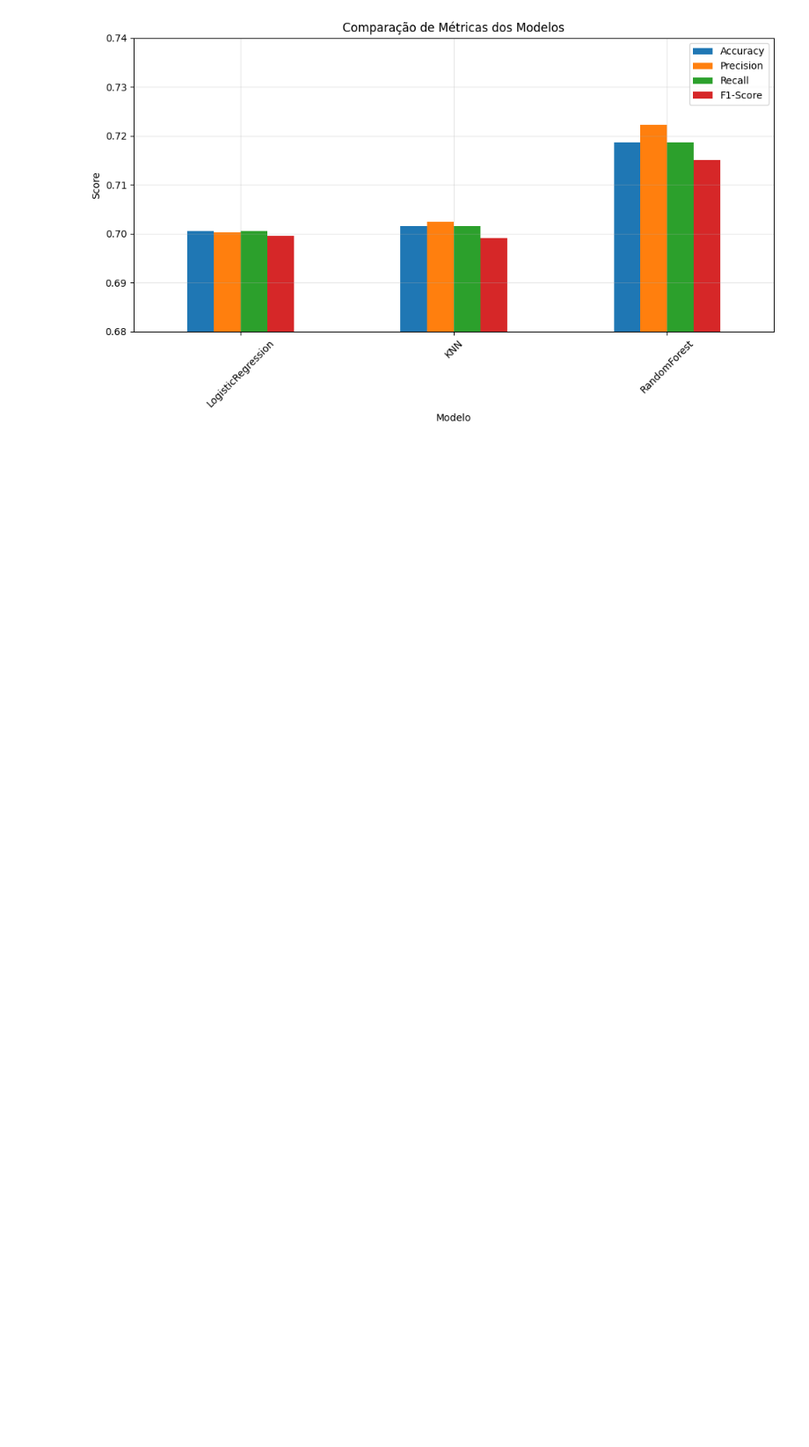
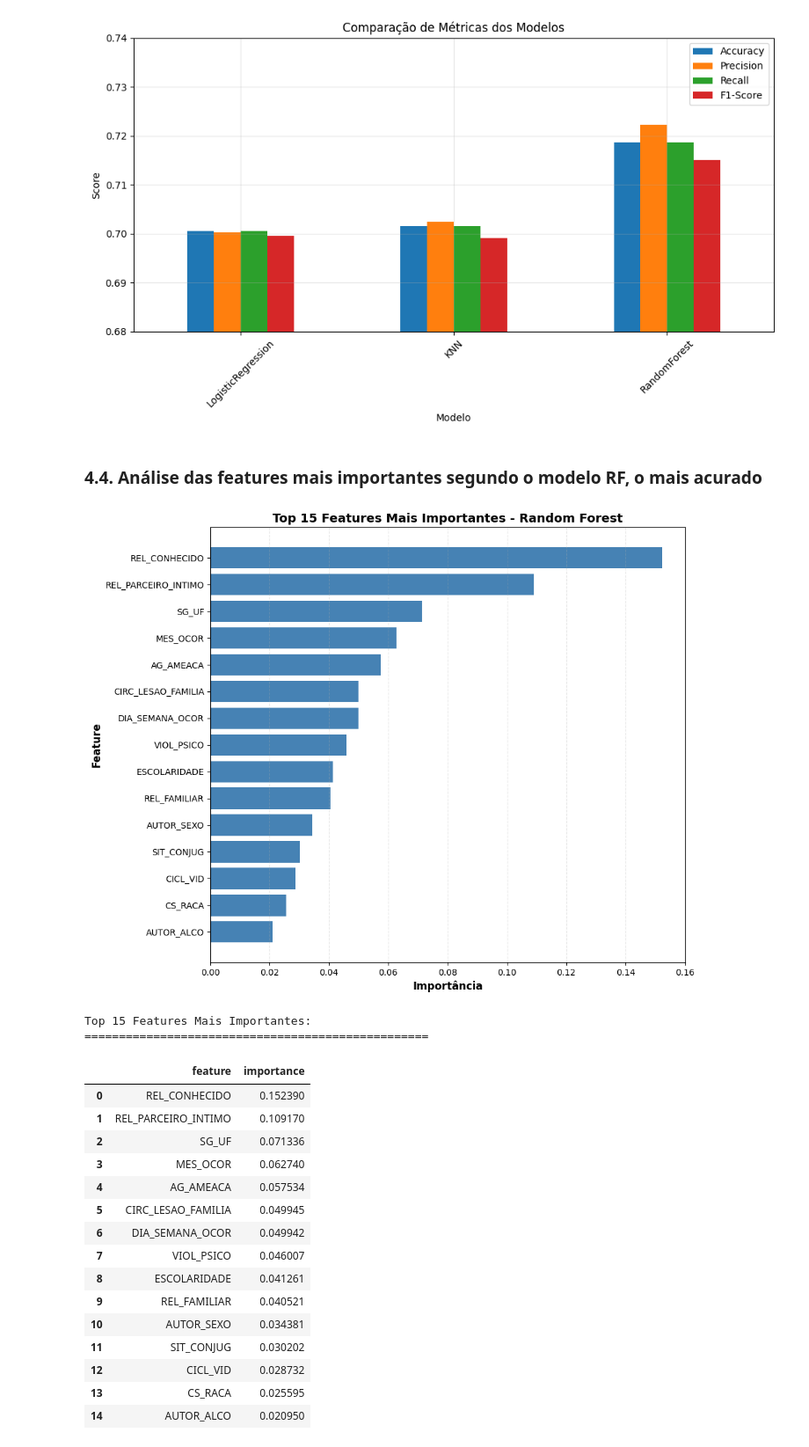
Before and after one commit to fiap-ssp-2025/tech-challenge-2, a Jupyter notebook: src/notebooks/04_model_comparison.ipynb, the cells around one changed output. Shown at 88% size. Saved outputs shown, nothing was run; the diff lists cells and outputs as text; code cells hidden in the pictures; blank space fills up the shorter version.

```diff
--- a/src/notebooks/04_model_comparison.ipynb
+++ b/src/notebooks/04_model_comparison.ipynb
@@ -246,3 +245,54 @@ plt.tight_layout()
 plt.show()
 # %% [output]
 [figure]
+# %% [markdown]
+### 4.4. Análise das features mais importantes segundo o modelo RF, o mais acurado
+# %%
+# Top 15 Features Mais Importantes do Random Forest
+rf_model = models['RandomForest']
+
+# Obter importância das features
+feature_importance = pd.DataFrame({
+    'feature': X_encoded.columns,
+    'importance': rf_model.feature_importances_
+}).sort_values('importance', ascending=False)
+
+# Selecionar top 15
+top_15_features = feature_importance.head(15)
+
+# Visualização
+plt.figure(figsize=(10, 8))
+plt.barh(range(len(top_15_features)), top_15_features['importance'].values, color='steelblue')
+plt.yticks(range(len(top_15_features)), top_15_features['feature'].values)
+plt.xlabel('Importância', fontsize=12, fontweight='bold')
+plt.ylabel('Feature', fontsize=12, fontweight='bold')
+plt.title('Top 15 Features Mais Importantes - Random Forest', fontsize=14, fontweight='bold')
+plt.gca().invert_yaxis()  # Inverter para mostrar a mais importante no topo
+plt.grid(axis='x', alpha=0.3, linestyle='--')
+plt.tight_layout()
+plt.show()
+
+# Exibir tabela com valores
+print("\nTop 15 Features Mais Importantes:")
+print("=" * 50)
+display(top_15_features.reset_index(drop=True))
+# %% [output]
+[figure, added]
+Top 15 Features Mais Importantes:
+==================================================
+|  | feature | importance |
+| 0 | REL_CONHECIDO | 0.152390 |
+| 1 | REL_PARCEIRO_INTIMO | 0.109170 |
+| 2 | SG_UF | 0.071336 |
+| 3 | MES_OCOR | 0.062740 |
+| 4 | AG_AMEACA | 0.057534 |
+| 5 | CIRC_LESAO_FAMILIA | 0.049945 |
+| 6 | DIA_SEMANA_OCOR | 0.049942 |
+| 7 | VIOL_PSICO | 0.046007 |
+| 8 | ESCOLARIDADE | 0.041261 |
+| 9 | REL_FAMILIAR | 0.040521 |
+| 10 | AUTOR_SEXO | 0.034381 |
+| 11 | SIT_CONJUG | 0.030202 |
+| 12 | CICL_VID | 0.028732 |
+| 13 | CS_RACA | 0.025595 |
+| 14 | AUTOR_ALCO | 0.020950 |
```
Also changed, not shown: 2 other files.
